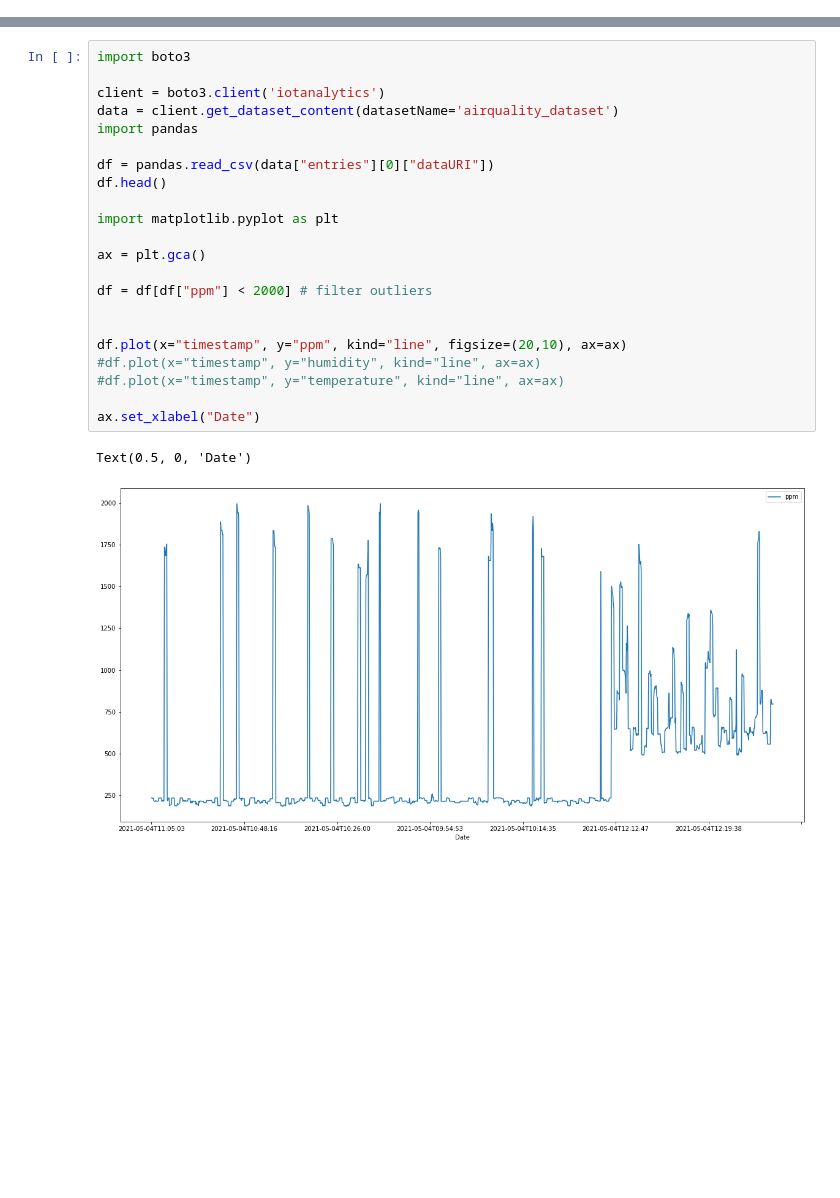
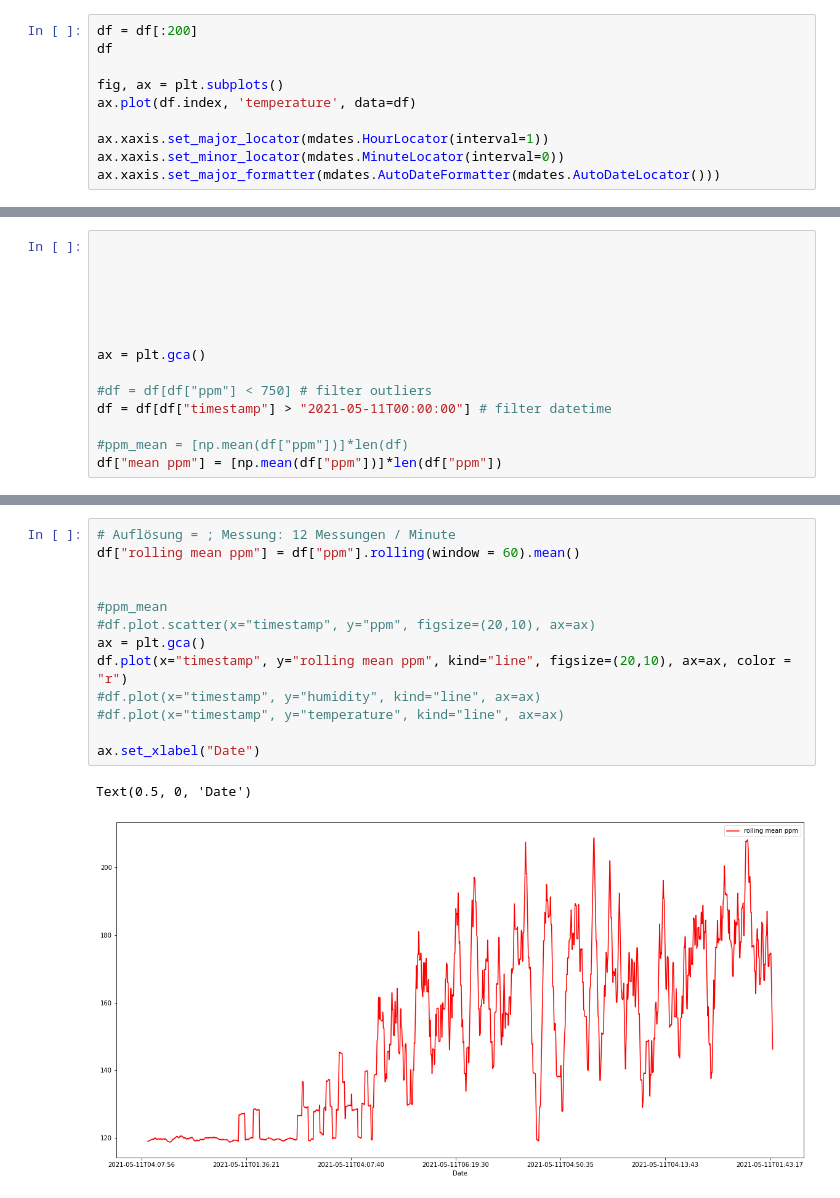
Before and after one commit to MatthiasSimons/airquality-measurement-device, a Jupyter notebook: airquality_analysis.ipynb, the cells around one changed output, grey strips where cells are left out. Saved outputs shown, nothing was run; the diff lists cells and outputs as text; blank space fills up the shorter version.

```diff
--- a/airquality_analysis.ipynb
+++ b/airquality_analysis.ipynb
@@ -2,0 +46,10 @@
+# %%
+df = df[:200]
+df
+
+fig, ax = plt.subplots()
+ax.plot(df.index, 'temperature', data=df)
+
+ax.xaxis.set_major_locator(mdates.HourLocator(interval=1))
+ax.xaxis.set_minor_locator(mdates.MinuteLocator(interval=0))
+ax.xaxis.set_major_formatter(mdates.AutoDateFormatter(mdates.AutoDateLocator()))
@@ -2,0 +131,14 @@
+# %%
+
+
+
+
+
+
+ax = plt.gca()
+
+#df = df[df["ppm"] < 750] # filter outliers
+df = df[df["timestamp"] > "2021-05-11T00:00:00"] # filter datetime
+
+#ppm_mean = [np.mean(df["ppm"])]*len(df)
+df["mean ppm"] = [np.mean(df["ppm"])]*len(df["ppm"])
@@ -3,25 +148,16 @@
 # %%
-import boto3
-
-client = boto3.client('iotanalytics')
-data = client.get_dataset_content(datasetName='airquality_dataset')
-import pandas
-
-df = pandas.read_csv(data["entries"][0]["dataURI"])
-df.head()
-
-import matplotlib.pyplot as plt
-
-ax = plt.gca()
-
-df = df[df["ppm"] < 2000] # filter outliers
+# Auflösung = ; Messung: 12 Messungen / Minute
+df["rolling mean ppm"] = df["ppm"].rolling(window = 60).mean()
 
 
-df.plot(x="timestamp", y="ppm", kind="line", figsize=(20,10), ax=ax)
+#ppm_mean
+#df.plot.scatter(x="timestamp", y="ppm", figsize=(20,10), ax=ax)
+ax = plt.gca()
+df.plot(x="timestamp", y="rolling mean ppm", kind="line", figsize=(20,10), ax=ax, color = "r")
 #df.plot(x="timestamp", y="humidity", kind="line", ax=ax)
 #df.plot(x="timestamp", y="temperature", kind="line", ax=ax)
 
 ax.set_xlabel("Date")
 # %% [output]
 Text(0.5, 0, 'Date')
-[figure, old version]
+[figure, new version]
```
Also changed, not shown: parts of 20 cells of this notebook, 3 other files.
